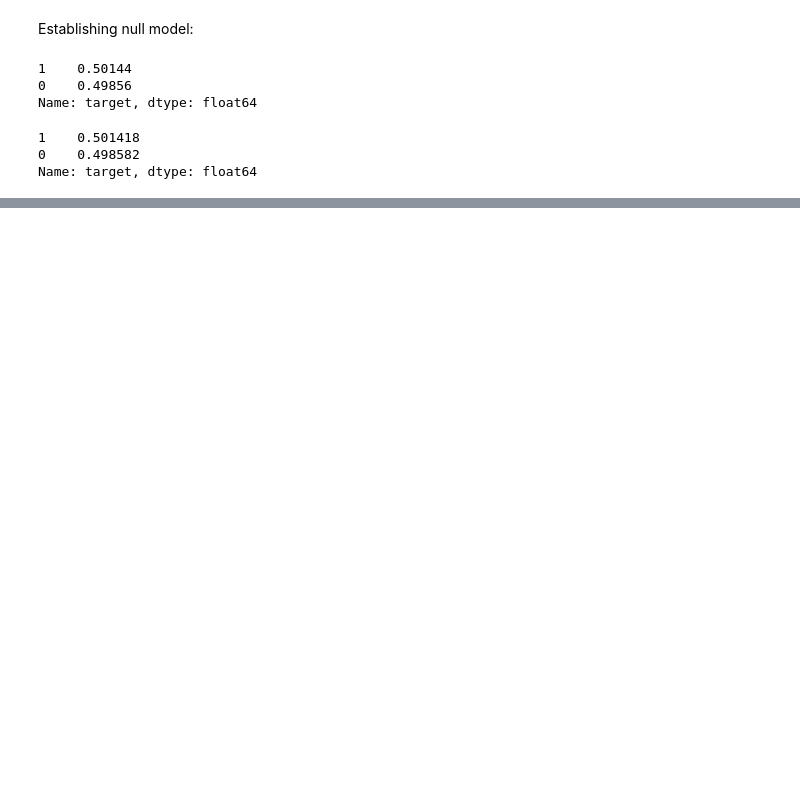
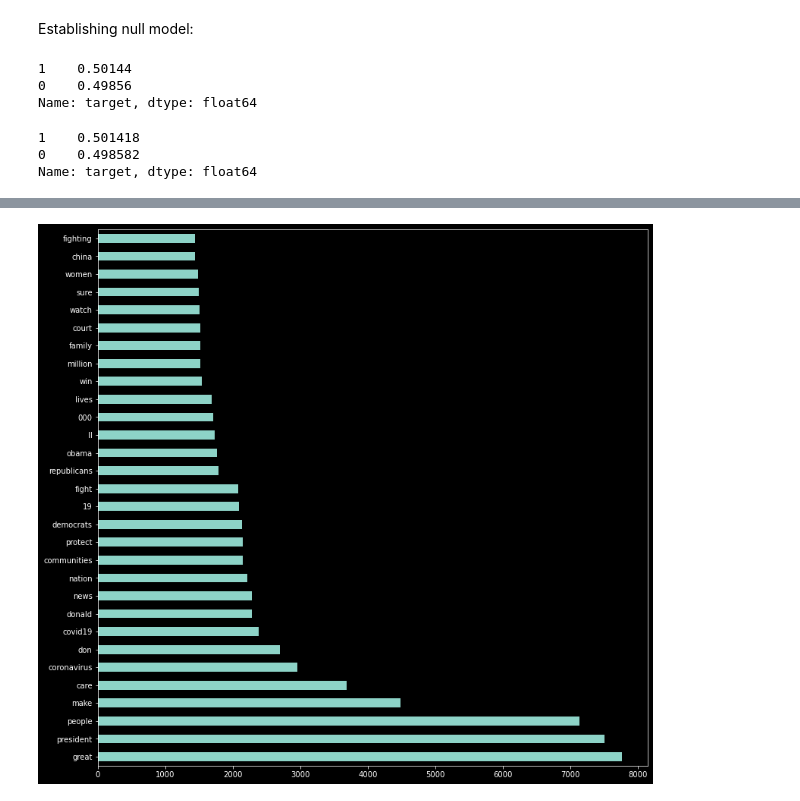
Before and after one commit to justhow/words-of-warning, a Jupyter notebook: Modeling.ipynb, the cells around one changed output, grey strips where cells are left out. Saved outputs shown, nothing was run; the diff lists cells and outputs as text; code cells hidden in the pictures; blank space fills up the shorter version.

```diff
--- a/Modeling.ipynb
+++ b/Modeling.ipynb
@@ -92,7 +86,8 @@ custom = ['https', 'trump', 'realdonaldtrump', 'rt', 'health', 'country',
           'states', 'justice', 'way', 'ensure', 'jobs', 'law', 'businesses',
           'proud', 'administration', 'small', 'world', 'stop', 'job', 'safe',
           'best', 'important', 'biden', 'doing', 'economy', 'better', 'needs',
-          'week', 'join', 'funding', 'forward', 'economic']
+          'week', 'join', 'funding', 'forward', 'economic', 'amp', 'did',
+          'millions', 'need', 'today', 'work', 'new']
 
 
 combined_words = text.ENGLISH_STOP_WORDS.union(custom)
@@ -198,10 +207,10 @@ lr_net = logreg(cv=5,
                 random_state=42,
                 l1_ratios=.5,)
 # %%
-poli_sc = StandardScaler()
+poli_sc1 = StandardScaler()
 
 poli_pipe1 = Pipeline([
-    ('scaler', poli_sc),
+    ('scaler', poli_sc1),
     ('model', l1)
 ])
 # %% [markdown]
@@ -238,4 +261,6 @@ poli_X.sum().sort_values(ascending=False).head(50)
 # %%
 # plot top occuring words
-poli_X.sum().sort_values(ascending=False).head(50).plot(kind='barh', figsize=(13,13));
+poli_X.sum().sort_values(ascending=False).head(30).plot(kind='barh', figsize=(13,13));
+# %% [output]
+[figure, added]
 # %%
```
Also changed, not shown: parts of 26 cells of this notebook, 1 other file.
